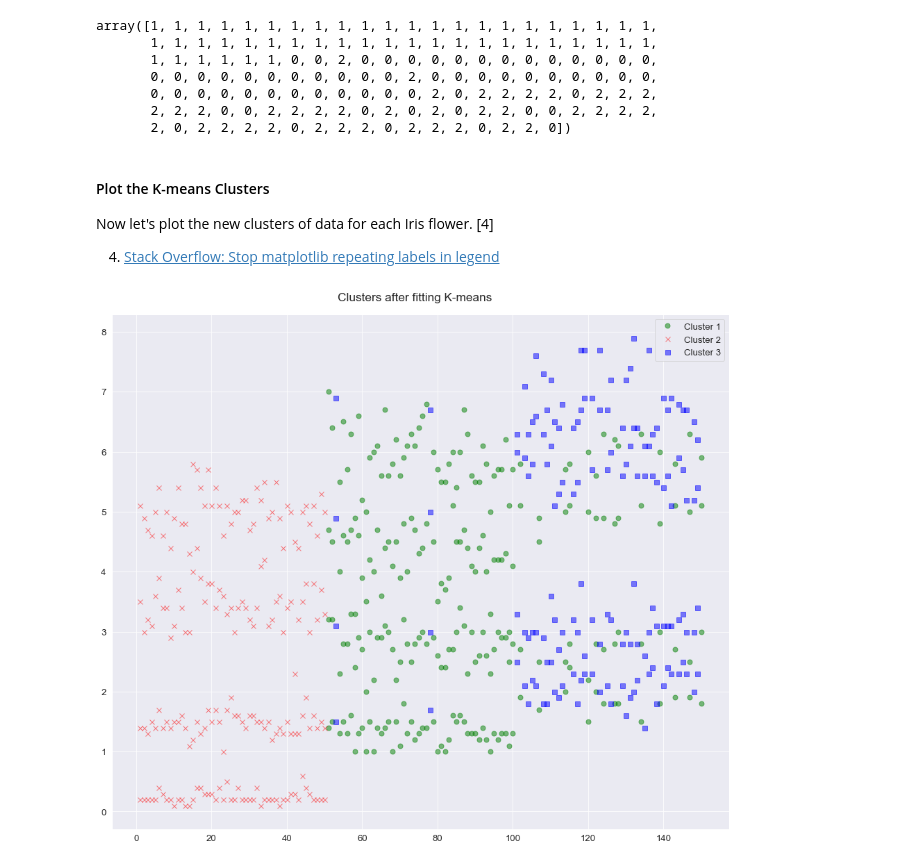
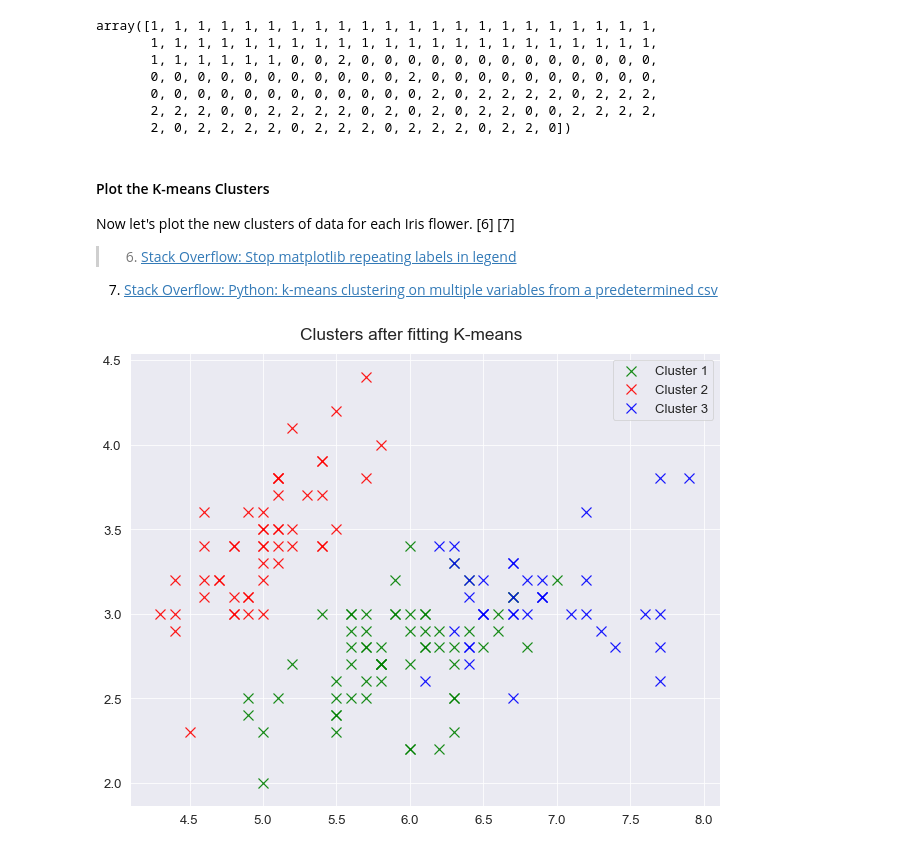
Before and after one commit to olgarozhdestvina/Machine-Learning-and-Statistics, a Jupyter notebook: Tasks.ipynb, the cells around one changed output. Drawn from its saved outputs; the diff is of its cells as text; code cells hidden in the pictures.

Commit message:
Fixed plot as clusters were wrong (only realised when tried to plot new values on the same plot). For this I changed dataframe into numpy array.

```diff
--- a/Tasks.ipynb
+++ b/Tasks.ipynb
@@ -525,0 +513,4 @@ iris_num.head()
+# %%
+# Convert the dataframe into numpy array.
+iris_num = iris.iloc[:, [0, 1, 2, 3]].values
+iris_num
@@ -528,7 +537,8 @@ iris_num.head()
 kmeans = skcl.KMeans(n_clusters=3, random_state=0).fit(iris_num)
 # %%
 # See the labels of the points.
-kmeans.labels_
+iris_fit = kmeans.labels_
+iris_fit
 # %% [output]
 array([1, 1, 1, 1, 1, 1, 1, 1, 1, 1, 1, 1, 1, 1, 1, 1, 1, 1, 1, 1, 1, 1,
        1, 1, 1, 1, 1, 1, 1, 1, 1, 1, 1, 1, 1, 1, 1, 1, 1, 1, 1, 1, 1, 1,
@@ -540,29 +550,27 @@ array([1, 1, 1, 1, 1, 1, 1, 1, 1, 1, 1, 1, 1, 1, 1, 1, 1, 1, 1, 1, 1, 1,
 # %% [markdown]
 #### Plot the K-means Clusters
 
-Now let's plot the new clusters of data for each Iris flower. [4]
+Now let's plot the new clusters of data for each Iris flower. [6] [7]
 
-4. [Stack Overflow: Stop matplotlib repeating labels in legend](https://stackoverflow.com/questions/13588920/stop-matplotlib-repeating-labels-in-legend)
+> 6. [Stack Overflow: Stop matplotlib repeating labels in legend](https://stackoverflow.com/questions/13588920/stop-matplotlib-repeating-labels-in-legend)
+7. [Stack Overflow: Python: k-means clustering on multiple variables from a predetermined csv](https://stackoverflow.com/questions/50938205/python-k-means-clustering-on-multiple-variables-from-a-predetermined-csv)
 # %%
-# Change plot size.
-plt.rcParams['figure.figsize'] = (13, 11)
-
 # Plot the data set.
-fig, ax = plt.subplots()
+fig, ax = plt.subplots(figsize=(9, 7))
 fig.suptitle("Clusters after fitting K-means", y=1.02)
-ax.plot(iris_num[kmeans.labels_ == 0], 'go', markersize=7, alpha=.5, label="Cluster 1")
-ax.plot(iris_num[kmeans.labels_ == 1], 'rx', markersize=7, alpha=.5, label="Cluster 2")
-ax.plot(iris_num[kmeans.labels_ == 2], 'bs', markersize=7, alpha=.5, label="Cluster 3")
+ax.scatter(iris_num[iris_fit == 0, 0], iris_num[iris_fit == 0, 1], s = 100, c= 'green', marker="x", alpha=.9, label="Cluster 1")
+ax.scatter(iris_num[iris_fit == 1, 0], iris_num[iris_fit == 1, 1], s = 100, c= 'red', marker="x", alpha=.9, label="Cluster 2")
+ax.scatter(iris_num[iris_fit == 2, 0], iris_num[iris_fit == 2, 1], s = 100, c= 'blue', marker="x", alpha=.9, label="Cluster 3")
 
 # Clean up whitespace padding.
 fig.tight_layout()
 
 # Show legend with repeated labels removed.
 handles, labels = plt.gca().get_legend_handles_labels()
 by_label = dict(zip(labels, handles))
 plt.legend(by_label.values(), by_label.keys())
 
 # Show the plot.
 plt.show()
 # %% [output]
-[figure, old version]
+[figure, new version]
```
Also changed, not shown: parts of 5 cells of this notebook.
